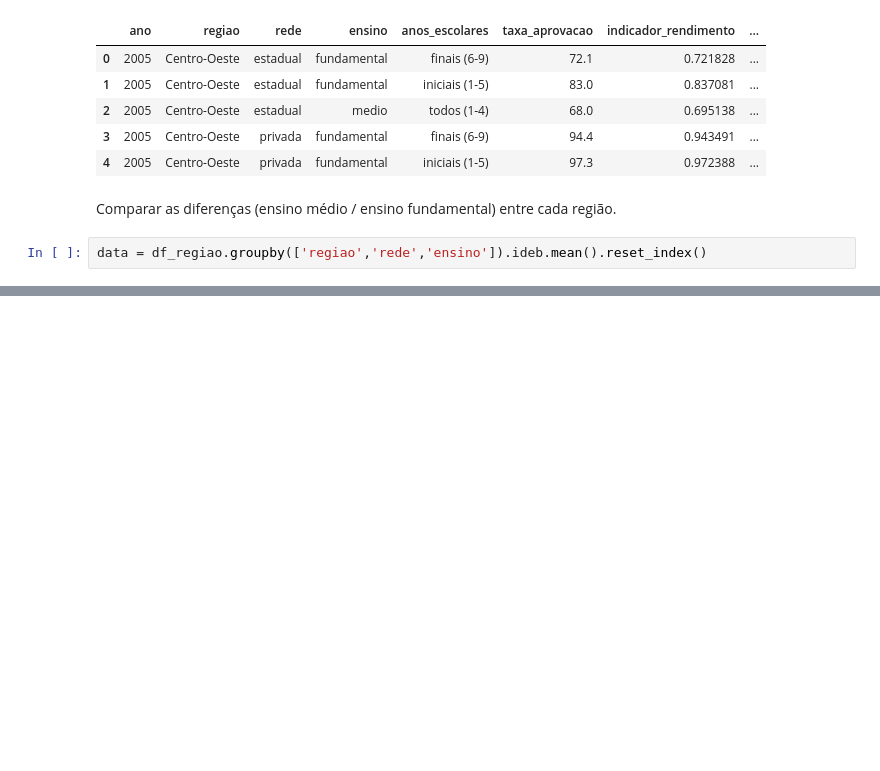
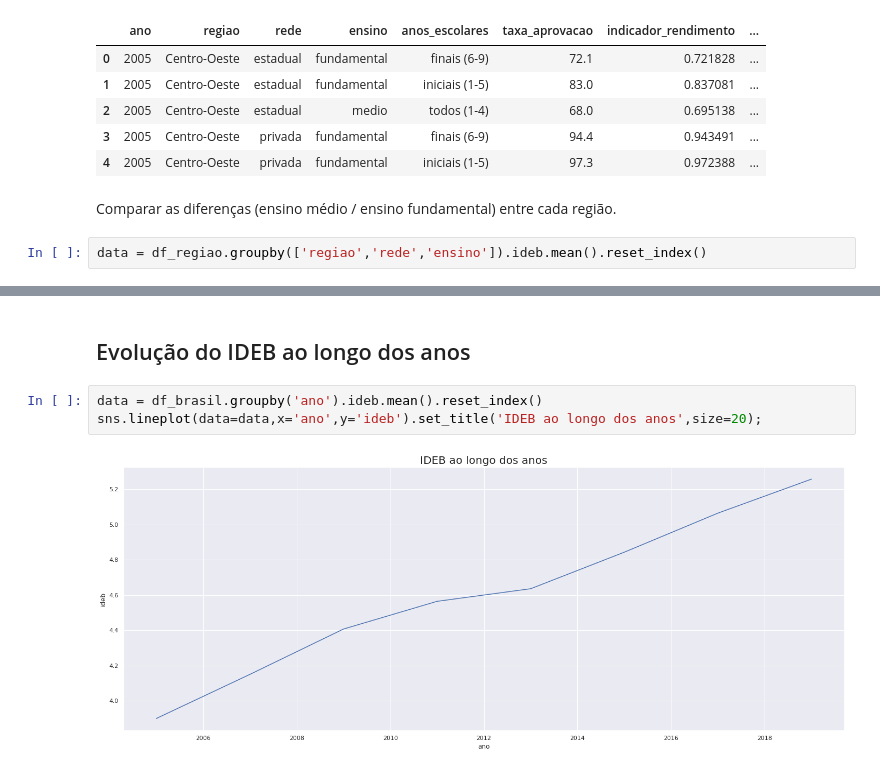
Before and after one commit to gustavolenin/-ndice-de-Desenvolvimento-da-Educa-o-B-sica-Ideb-, a Jupyter notebook: Índice_de_Desenvolvimento_da_Educação_Básica_(Ideb).ipynb, the cells around one changed output, grey strips where cells are left out. Saved outputs shown, nothing was run; the diff lists cells and outputs as text; blank space fills up the shorter version.

```diff
--- a/Índice_de_Desenvolvimento_da_Educação_Básica_(Ideb).ipynb
+++ b/Índice_de_Desenvolvimento_da_Educação_Básica_(Ideb).ipynb
@@ -518,0 +544,7 @@ data = df_regiao.groupby(['regiao','rede','ensino']).ideb.mean().reset_index()
+# %% [markdown]
+## Evolução do IDEB ao longo dos anos
+# %%
+data = df_brasil.groupby('ano').ideb.mean().reset_index()
+sns.lineplot(data=data,x='ano',y='ideb').set_title('IDEB ao longo dos anos',size=20);
+# %% [output]
+[figure, added]
```
Also changed, not shown: parts of 6 cells of this notebook.
